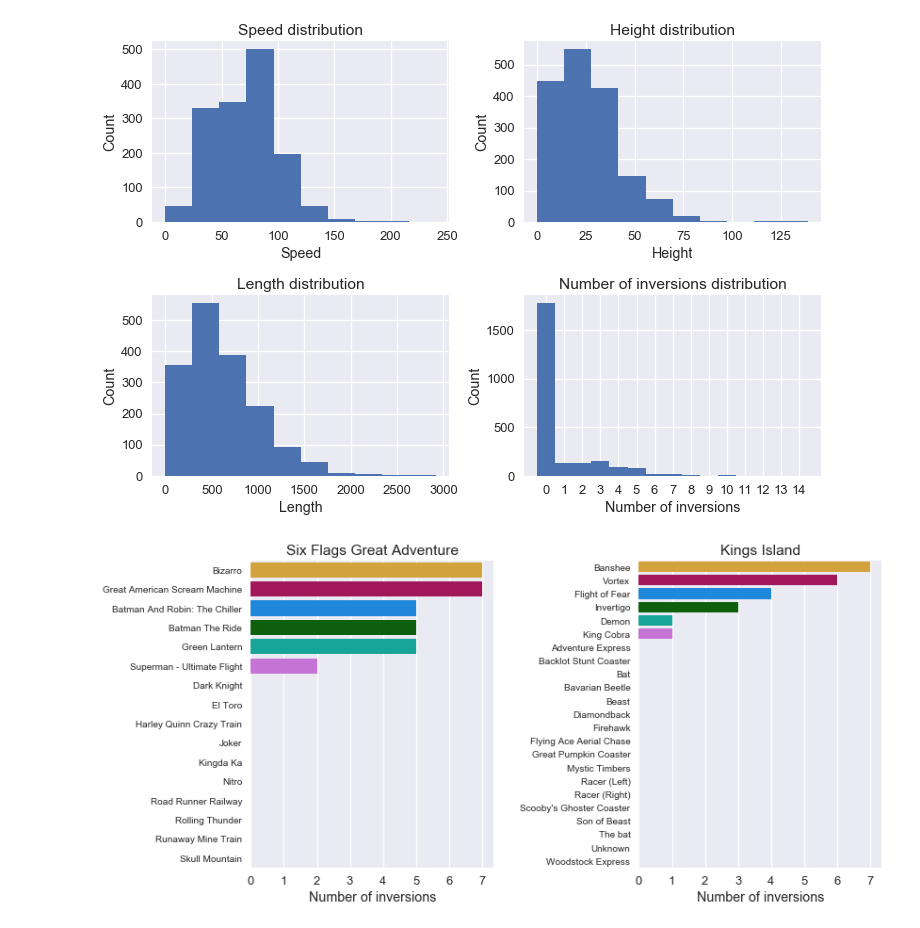
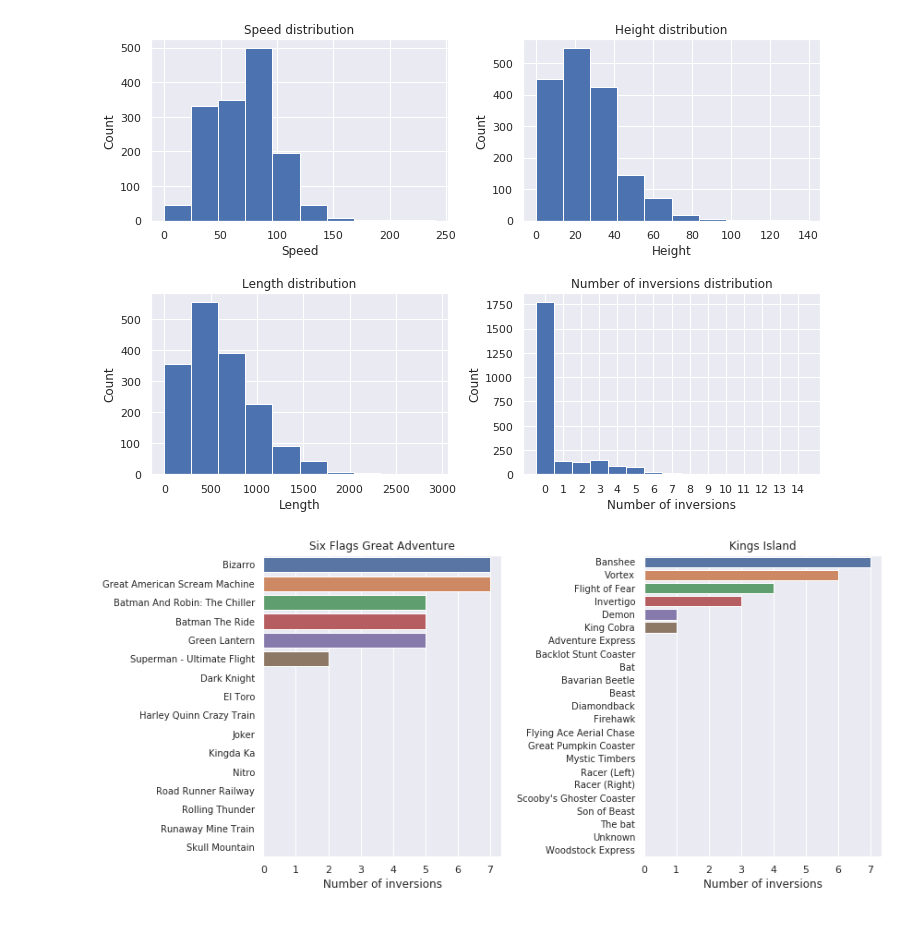
Before and after one commit to Goananda/Codecademy-project-Roller-Coaster, a Jupyter notebook: Roller Coaster.ipynb, the cells around one changed output. Cells and saved outputs as stored; diff of their text form; code cells hidden in the pictures.

```diff
--- a/Roller Coaster.ipynb
+++ b/Roller Coaster.ipynb
@@ -30,17 +30,14 @@ for i in names_replace:
 for i in parks_replace:
     full['Park'] = full['Park'].str.replace(i[0], i[1])
 
+full.loc[125, 'Supplier'] = 'Summers-KECO'
 coasters.loc[683, 'height'] = 9.2
 coasters.loc[730, 'height'] = 9.2
 coasters.loc[2166, 'height'] = 23
+
+coasters.num_inversions = coasters.num_inversions.astype(pd.Int64Dtype())
-# %%
-sns.set(context='talk')
-
-big_palette = [(0.922,0.675,0.137),(0.722,0.0,0.345),(0.0,0.549,0.976),(0.0,0.431,0.0),
-               (0.0,0.733,0.678),(0.82,0.388,0.902),(0.698,0.271,0.008),(1.0,0.573,0.529),
-               (0.349,0.329,0.839),(0.0,0.776,0.973),(0.529,0.522,0.0),(0.0,0.655,0.424),
-               (0.741,0.741,0.741)]
-pie_palette = [(0.333,0.659,0.408),(0.769,0.306,0.322)]
+# %%
+sns.set()
 # %%
 def rank_dynamics(base, name, park):
     ax = plt.subplot()
@@ -134,42 +128,35 @@ def histogram(base, column, title, bar=False):
 # %%
-plt.figure(figsize=(12, 8))
+fig, axs = plt.subplots(2, 2, figsize=(12, 8))
 plt.subplots_adjust(wspace=0.25, hspace=0.4)
-plt.subplot(2, 2, 1)
-histogram(coasters, 'speed', 'Speed')
-plt.subplot(2, 2, 2)
-histogram(coasters, 'height', 'Height')
-plt.subplot(2, 2, 3)
-histogram(coasters, 'length', 'Length')
-plt.subplot(2, 2, 4)
-histogram(coasters, 'num_inversions', 'Number of inversions', bar=True)
+histogram(coasters, axs[0, 0], 'speed', 'Speed')
+histogram(coasters, axs[0, 1], 'height', 'Height')
+histogram(coasters, axs[1, 0], 'length', 'Length')
+histogram(coasters, axs[1, 1], 'num_inversions', 'Number of inversions', bar=True)
 plt.show()
 # %% [output]
-[figure, old version]
+[figure, new version]
 # %%
-def park_inversions(base, park):
-    ax = plt.gca()
-    data = base[base['park'] == park].reset_index()
-    data = data.dropna(subset=['name', 'num_inversions']).reset_index()
-    data['num_inversions'] = data['num_inversions'].apply(int)
+def park_inversions(base, ax, park):
+    data = base[base['park'] == park]
+    data = data.dropna(subset=['name', 'num_inversions'])
     data.sort_values(['num_inversions', 'name'], inplace=True, ascending=[False, True])
-    sns.barplot(data=data, y='name', x='num_inversions', orient='h', palette=big_palette)
+    sns.barplot(data=data, y='name', x='num_inversions',
+                orient='h', palette='deep', ax=ax)
     ax.set_yticks(range(len(data)))
     ax.set_yticklabels(data['name'])
     ax.set_xticks(range(max(data['num_inversions'])+1))
     ax.tick_params(axis='y', labelsize=10)
-    plt.ylabel('')
-    plt.xlabel('Number of inversions')
-    plt.title(f'{park}')
+    ax.set_ylabel('')
+    ax.set_xlabel('Number of inversions')
+    ax.set_title(f'{park}')
 # %%
-plt.figure(figsize=(12, 6))
+fig, axs = plt.subplots(1, 2, figsize=(12, 6))
 plt.subplots_adjust(wspace=0.6)
-plt.subplot(1, 2, 1)
-park_inversions(coasters, 'Six Flags Great Adventure')
-plt.subplot(1, 2, 2)
-park_inversions(coasters, 'Kings Island')
+park_inversions(coasters, axs[0], 'Six Flags Great Adventure')
+park_inversions(coasters, axs[1], 'Kings Island')
 plt.show()
 # %% [output]
-[figure, old version]
+[figure, new version]
 # %%
 def status_pie(base):
     plt.figure(figsize=(8, 4))
```
Also changed, not shown: parts of 12 cells of this notebook.
